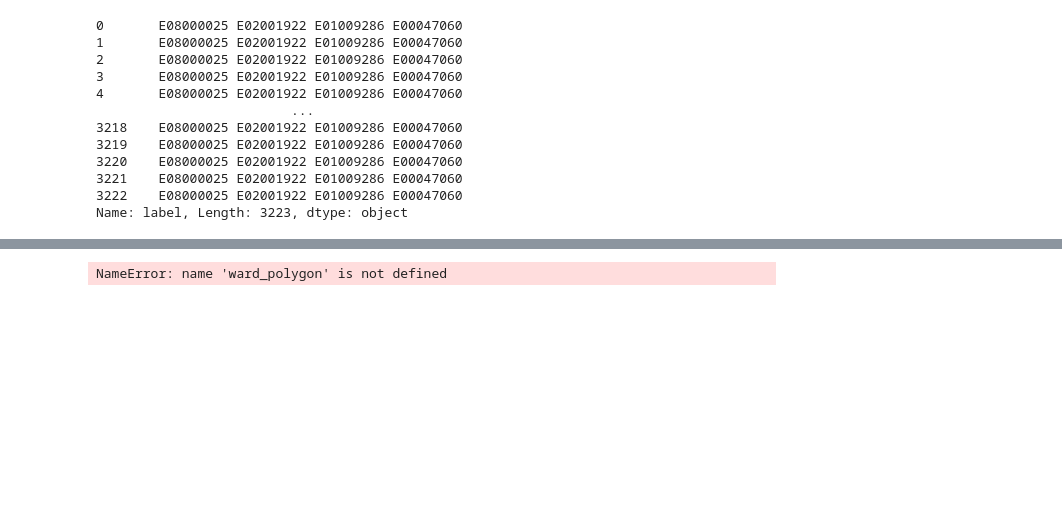
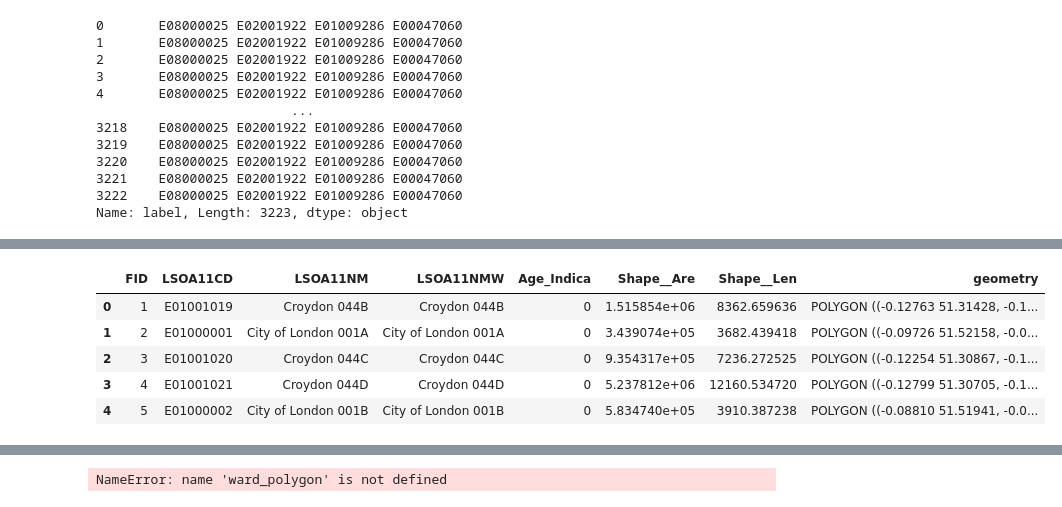
Before and after one commit to ONSdigital/SDG_11.2.1, a Jupyter notebook: SDG_11.2.1.ipynb, the cells around one changed output, grey strips where cells are left out. Cells and saved outputs as stored; diff of their text form; code cells hidden in the pictures; blank space fills up the shorter version.

```diff
--- a/SDG_11.2.1.ipynb
+++ b/SDG_11.2.1.ipynb
@@ -71,7 +71,7 @@ stops_geo_df.sample(15)
 # %%
 def geo_df_from_geospatialfile(path_to_file, crs="EPSG:4326"):
 
-    """Function to create a Geo-dataframe from a csv file.
+    """Function to create a Geo-dataframe from a geospatial (geojson, shp) file.
         The process goes via Pandas
 
         Arguments:
@@ -250,0 +249,9 @@ NameError: name 'Brent' is not defined
+# %%
+uk_LSOA_df.head()
+# %% [output]
+|  | FID | LSOA11CD | LSOA11NM | LSOA11NMW | Age_Indica | Shape__Are | Shape__Len | geometry |
+| 0 | 1 | E01001019 | Croydon 044B | Croydon 044B | 0 | 1.515854e+06 | 8362.659636 | POLYGON ((-0.12763 51.31428, -0.1... |
+| 1 | 2 | E01000001 | City of London 001A | City of London 001A | 0 | 3.439074e+05 | 3682.439418 | POLYGON ((-0.09726 51.52158, -0.0... |
+| 2 | 3 | E01001020 | Croydon 044C | Croydon 044C | 0 | 9.354317e+05 | 7236.272525 | POLYGON ((-0.12254 51.30867, -0.1... |
+| 3 | 4 | E01001021 | Croydon 044D | Croydon 044D | 0 | 5.237812e+06 | 12160.534720 | POLYGON ((-0.12799 51.30705, -0.1... |
+| 4 | 5 | E01000002 | City of London 001B | City of London 001B | 0 | 5.834740e+05 | 3910.387238 | POLYGON ((-0.08810 51.51941, -0.0... |
```
Also changed, not shown: parts of 8 cells of this notebook.
